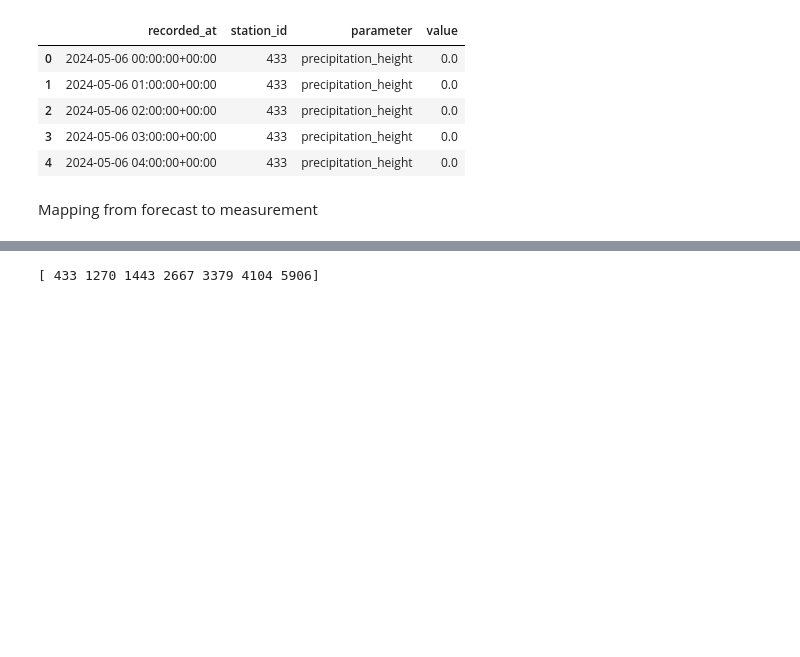
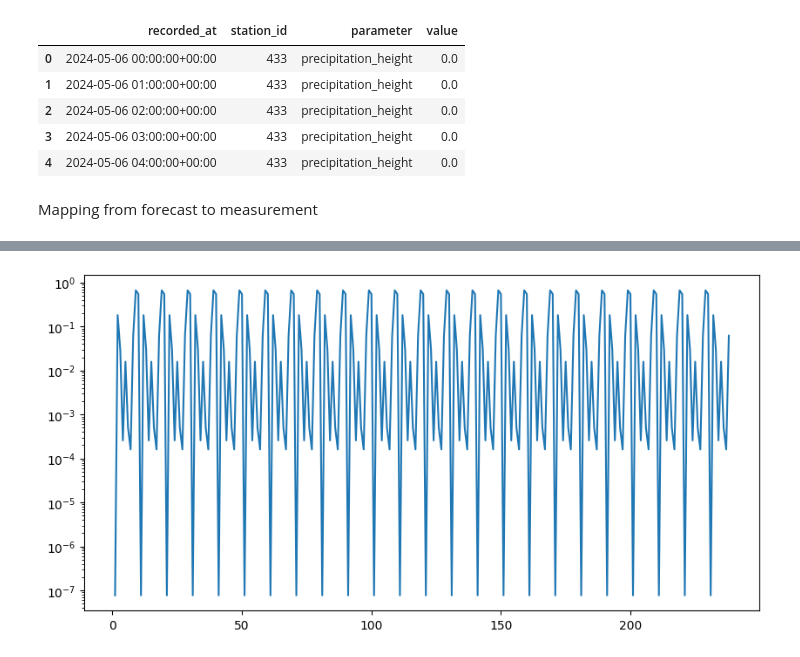
Before and after one commit to Fohlen/weather_experiment, a Jupyter notebook: analysis/Regression.ipynb, the cells around one changed output, grey strips where cells are left out. Saved outputs shown, nothing was run; the diff lists cells and outputs as text; code cells hidden in the pictures; blank space fills up the shorter version.

Commit message:
Add regression analysis

```diff
--- a/analysis/Regression.ipynb
+++ b/analysis/Regression.ipynb
@@ -46,8 +46,14 @@ from tqdm import tqdm
 
 regression_rows = []
 
-for index, row in tqdm(df_measure.iterrows(), total=len(df_measure)):
-    measurement_time = row["recorded_at"]
+rows = df_measure[
+  (df_measure["recorded_at"].dt.dayofyear == 200) &
+  (df_measure["parameter"] == "temperature_air_mean_2m")
+]
+
+measure_times = rows.recorded_at.unique().tolist()
+
+for measure_time in tqdm(measure_times):
     parameter = "temperature_air_mean_2m"
 
     forecast_rows_measure_time = df_forecasts[
@@ -61,10 +67,10 @@ for index, row in tqdm(df_measure.iterrows(), total=len(df_measure)):
         forecast_rows = forecast_rows_measure_time[
          (forecast_rows_measure_time["recorded_at"] == filter_time)
         ]
+        value = forecast_rows.value.mean()
 
-        for index2, forecast_row in forecast_rows.iterrows():
-            regression_rows.append((row["value"], measurement_time, parameter))
+        regression_rows.append((value, n, measurement_time, parameter))
 
-regression_df = pd.DataFrame(regression_rows, columns=["value", "measure_time", "parameter"])
+regression_df = pd.DataFrame(regression_rows, columns=["value", "n", "measure_time", "parameter"])
 print(regression_df.head())
 # %% [output]
@@ -72,4 +82,0 @@ KeyboardInterrupt:
-# %%
-print(rows.station_id.unique())
-# %% [output]
-[ 433 1270 1443 2667 3379 4104 5906]
@@ -81,0 +83,21 @@ y = rows.value.mean()
+# %%
+X = regression_df.value.fillna(0).to_numpy().reshape((240, 24))
+y = rows.groupby(rows.recorded_at.dt.hour).value.mean()
+# %%
+import matplotlib.pyplot as plt
+from scipy import stats
+
+xs = list(range(1, 239))
+ys = []
+
+for n in xs:
+    result = stats.linregress(X[n, :], y)
+    ys.append(result.rvalue)
+
+fig, ax = plt.subplots(figsize=(10, 5))
+plt.plot(xs, ys)
+plt.yscale("log")
+
+plt.show()
+# %% [output]
+[figure, added]
```
Also changed, not shown: parts of 2 cells of this notebook.
